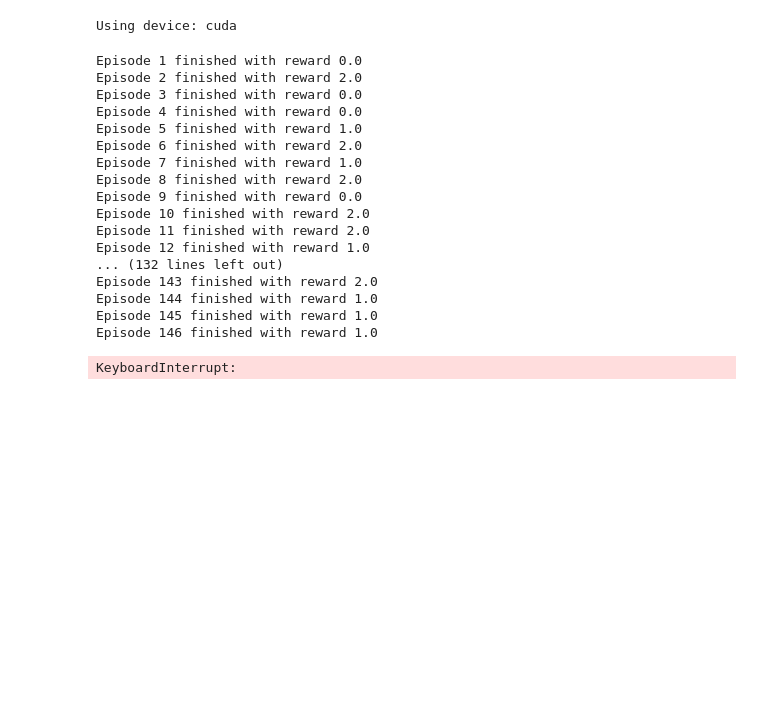
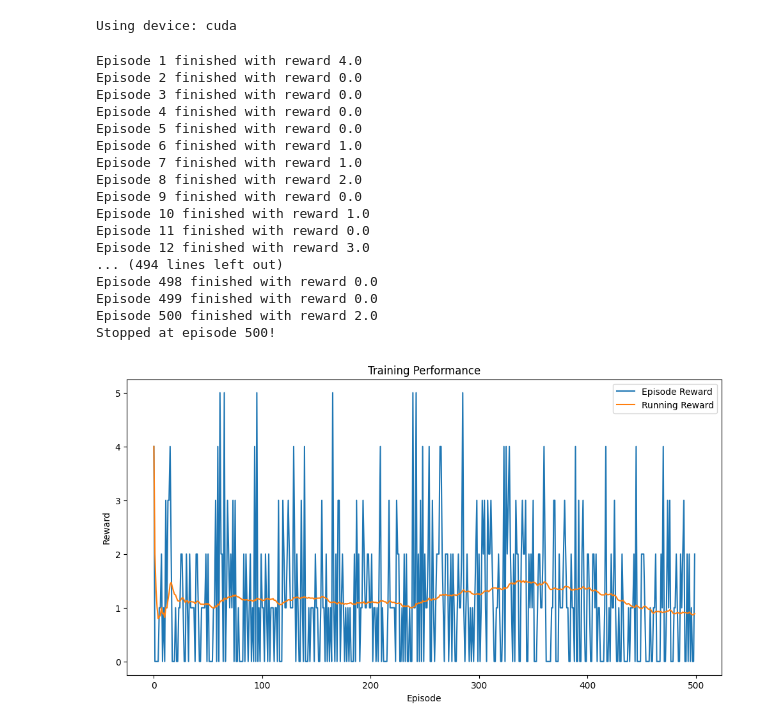
Before and after one commit to Whomstt/Atari-Breakout-DQN, a Jupyter notebook: CS4287-Prj3-21320128_21311625_21316945.ipynb, the cells around one changed output. Drawn from its saved outputs; the diff is of its cells as text; code cells hidden in the pictures; blank space fills up the shorter version.

```diff
--- a/CS4287-Prj3-21320128_21311625_21316945.ipynb
+++ b/CS4287-Prj3-21320128_21311625_21316945.ipynb
@@ -37,7 +38,7 @@ epsilon_max = 1.0
 epsilon_interval = epsilon_max - epsilon_min
 batch_size = 32
 max_steps_per_episode = 10000
-max_episodes = 2000
+max_episodes = 500
 video_folder = "recorded_episodes"
 epsilon_random_frames = 50000
 epsilon_greedy_frames = 1000000.0
@@ -124,6 +125,21 @@ running_reward = 0
 episode_count = 0
 frame_count = 0
 # %%
+# Plot training performance
+def plot_training_performance(episode_rewards, running_rewards):
+    plt.figure(figsize=(12, 6))
+    plt.plot(episode_rewards, label='Episode Reward')
+    plt.plot(running_rewards, label='Running Reward')
+    plt.xlabel('Episode')
+    plt.ylabel('Reward')
+    plt.title('Training Performance')
+    plt.legend()
+    plt.show()
+
+# Collect episode rewards and running rewards
+episode_rewards = []
+running_rewards = []
+
 # Train the model
 try:
     while True:
@@ -224,43 +240,50 @@ try:
 
             if done:
                 break
 
         # Update running reward
         episode_reward_history.append(episode_reward)
         if len(episode_reward_history) > 100:
             del episode_reward_history[:1]
         running_reward = np.mean(episode_reward_history)
 
         episode_count += 1
 
         print(f"Episode {episode_count} finished with reward {episode_reward}")
 
+        # Collect rewards for plotting
+        episode_rewards.append(episode_reward)
+        running_rewards.append(running_reward)
+
         # Termination conditions
         if running_reward > 40:
             print(f"Solved at episode {episode_count}!")
             break
 
         if max_episodes > 0 and episode_count >= max_episodes:
             print(f"Stopped at episode {episode_count}!")
             break
 finally:
     env.close()
+
+# Plot the training performance
+plot_training_performance(episode_rewards, running_rewards)
 # %% [output]
-Episode 1 finished with reward 0.0
-Episode 2 finished with reward 2.0
+Episode 1 finished with reward 4.0
+Episode 2 finished with reward 0.0
 Episode 3 finished with reward 0.0
 Episode 4 finished with reward 0.0
-Episode 5 finished with reward 1.0
-Episode 6 finished with reward 2.0
+Episode 5 finished with reward 0.0
+Episode 6 finished with reward 1.0
 Episode 7 finished with reward 1.0
 Episode 8 finished with reward 2.0
 Episode 9 finished with reward 0.0
-Episode 10 finished with reward 2.0
-Episode 11 finished with reward 2.0
-Episode 12 finished with reward 1.0
-... (132 lines left out)
-Episode 143 finished with reward 2.0
-Episode 144 finished with reward 1.0
-Episode 145 finished with reward 1.0
-Episode 146 finished with reward 1.0
+Episode 10 finished with reward 1.0
+Episode 11 finished with reward 0.0
+Episode 12 finished with reward 3.0
+... (494 lines left out)
+Episode 498 finished with reward 0.0
+Episode 499 finished with reward 0.0
+Episode 500 finished with reward 2.0
+Stopped at episode 500!
-KeyboardInterrupt:
+[figure, added]
```
Also changed, not shown: parts of 1 cell of this notebook.
